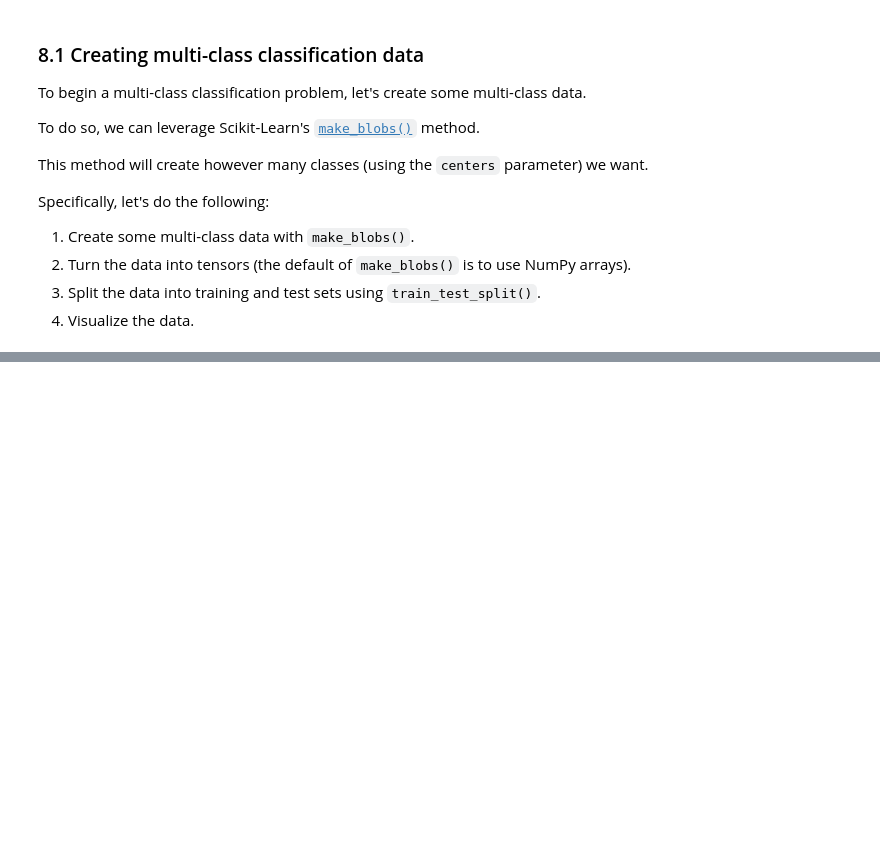
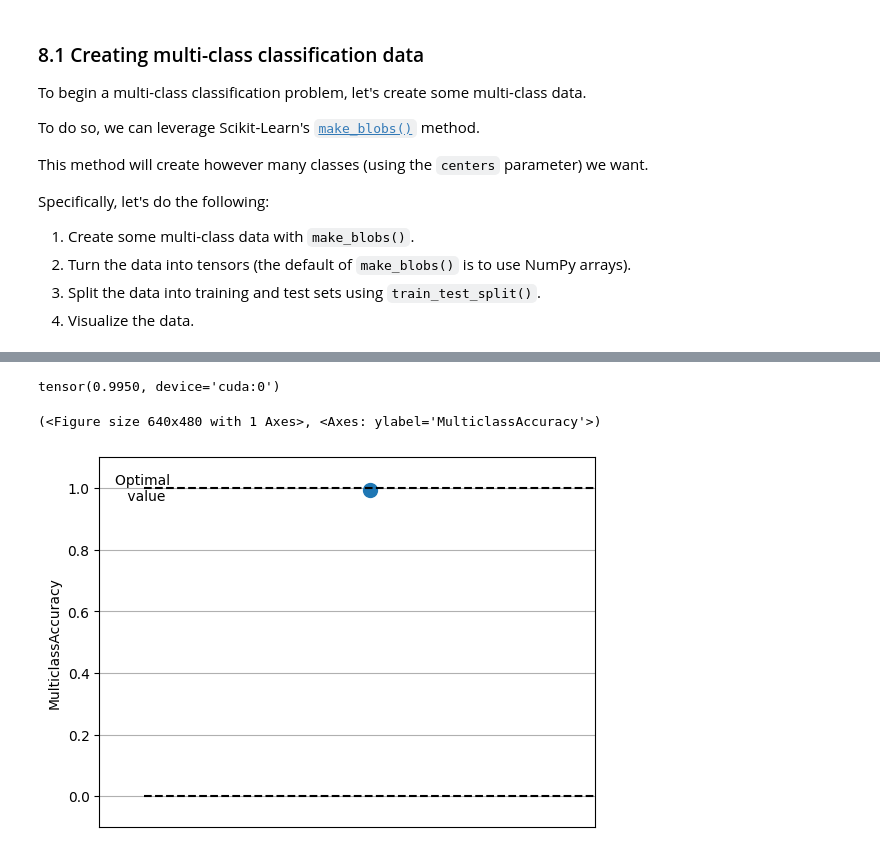
Before and after one commit to dipesh1dp/PyTorch-Refresher, a Jupyter notebook: 02-Neural_Network_Classification_with_PyTorch.ipynb, the cells around one changed output, grey strips where cells are left out. Drawn from its saved outputs; the diff is of its cells as text; code cells hidden in the pictures; blank space fills up the shorter version.

```diff
--- a/02-Neural_Network_Classification_with_PyTorch.ipynb
+++ b/02-Neural_Network_Classification_with_PyTorch.ipynb
@@ -1023,0 +1379,19 @@ Specifically, let's do the following:
+# %%
+try:
+    from torchmetrics import Accuracy
+except:
+    !pip install torchmetrics==0.9.3 # this is the version we're using in this notebook (later versions exist here: https://torchmetrics.readthedocs.io/en/stable/generated/CHANGELOG.html#changelog)
+    from torchmetrics import Accuracy
+
+# Setup metric and make sure it's on the target device
+torchmetrics_accuracy = Accuracy(task='multiclass', num_classes=4).to(device)
+
+# Calculate accuracy
+torchmetrics_accuracy(y_pred_labels, y_blob_test)
+# %% [output]
+tensor(0.9950, device='cuda:0')
+# %%
+torchmetrics_accuracy.plot()
+# %% [output]
+(<Figure size 640x480 with 1 Axes>, <Axes: ylabel='MulticlassAccuracy'>)
+[figure, added]
```
Also changed, not shown: parts of 27 cells of this notebook, 1 other file.
